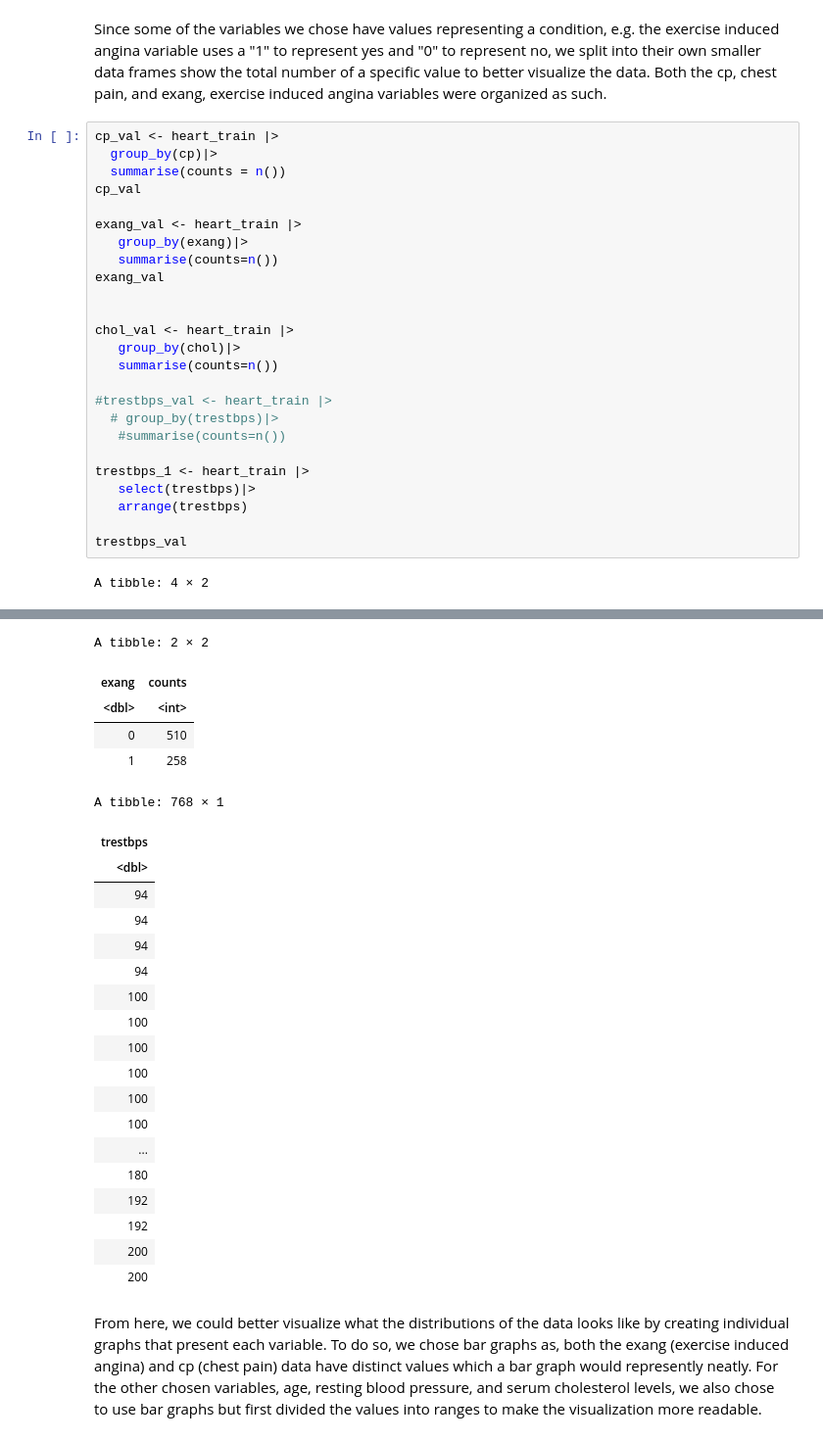
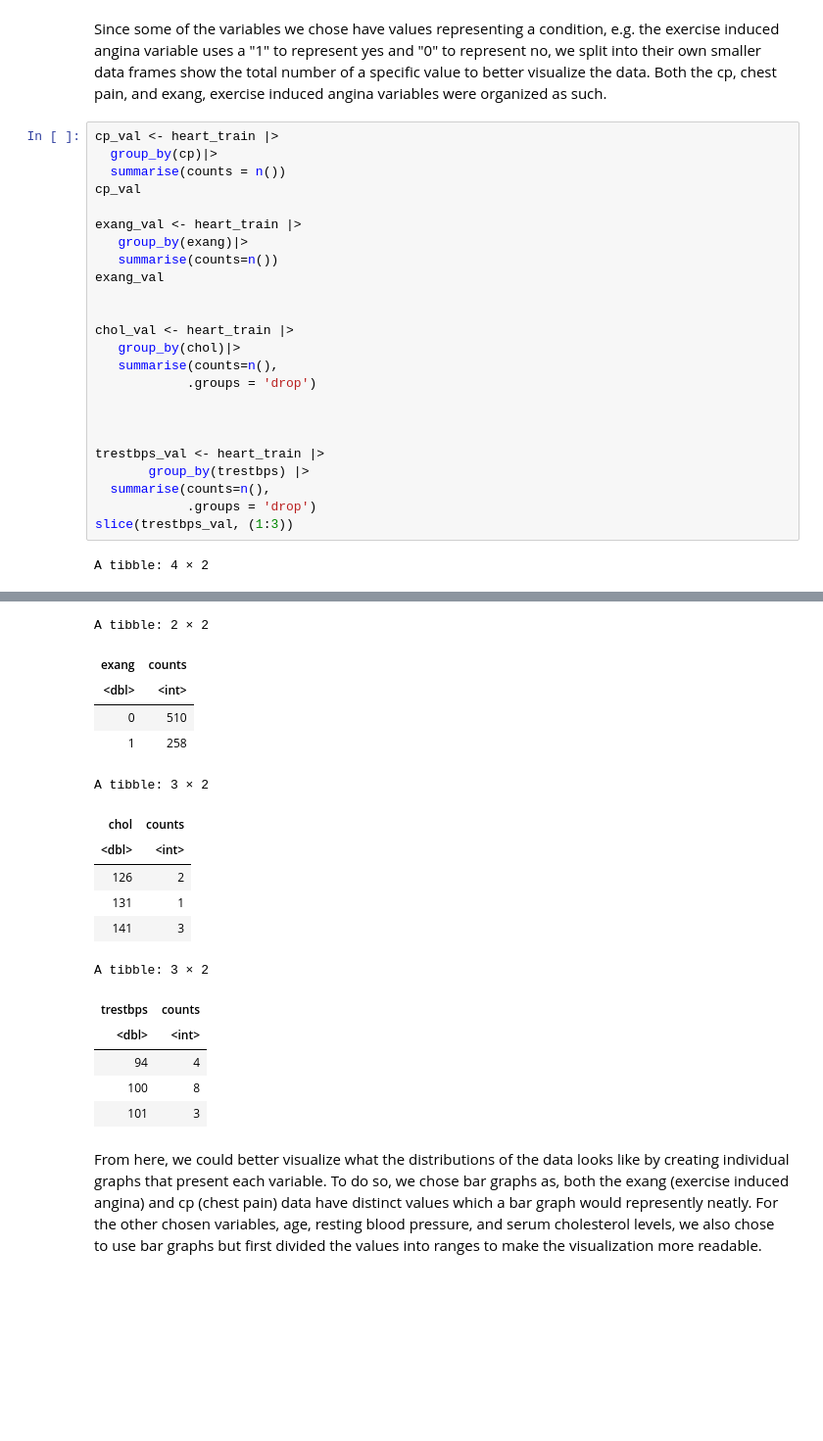
Before and after one commit to jennywyzhao/dsci-group-project-002-14, a Jupyter notebook: Project-Proposal.ipynb, the cells around one changed output, grey strips where cells are left out. Shown at 98% size. Saved outputs shown, nothing was run; the diff lists cells and outputs as text; blank space fills up the shorter version.

```diff
--- a/Project-Proposal.ipynb
+++ b/Project-Proposal.ipynb
@@ -79,60 +79,52 @@ Since some of the variables we chose have values representing a condition, e.g.
 # %%
 cp_val <- heart_train |>
   group_by(cp)|>
   summarise(counts = n())
 cp_val
 
 exang_val <- heart_train |>
    group_by(exang)|>
    summarise(counts=n())
 exang_val
 
 
 chol_val <- heart_train |>
    group_by(chol)|>
-   summarise(counts=n())
+   summarise(counts=n(),
+            .groups = 'drop')
 
-#trestbps_val <- heart_train |>
-  # group_by(trestbps)|>
-   #summarise(counts=n())
 
-trestbps_1 <- heart_train |>
-   select(trestbps)|>
-   arrange(trestbps)
 
-trestbps_val
+trestbps_val <- heart_train |>
+       group_by(trestbps) |>
+  summarise(counts=n(),
+            .groups = 'drop')
+slice(trestbps_val, (1:3))
 # %% [output]
 A tibble: 4 × 2
 | cp | counts |
 | <dbl> | <int> |
 | 0 | 380 |
 | 1 | 124 |
 | 2 | 209 |
 | 3 | 55 |
 A tibble: 2 × 2
 | exang | counts |
 | <dbl> | <int> |
 | 0 | 510 |
 | 1 | 258 |
-A tibble: 768 × 1
+A tibble: 3 × 2
-| trestbps |
-| <dbl> |
-| 94 |
-| 94 |
-| 94 |
-| 94 |
-| 100 |
-| 100 |
-| 100 |
-| 100 |
-| 100 |
-| 100 |
-| ... |
-| 180 |
-| 192 |
-| 192 |
-| 200 |
-| 200 |
+| chol | counts |
+| <dbl> | <int> |
+| 126 | 2 |
+| 131 | 1 |
+| 141 | 3 |
+A tibble: 3 × 2
+| trestbps | counts |
+| <dbl> | <int> |
+| 94 | 4 |
+| 100 | 8 |
+| 101 | 3 |
 # %% [markdown]
 From here, we could better visualize what the distributions of the data looks like by creating individual graphs that present each variable. To do so, we chose bar graphs as, both the exang (exercise induced angina) and cp (chest pain) data have distinct values which a bar graph would represently neatly. For the other chosen variables, age, resting blood pressure, and serum cholesterol levels, we also chose to use bar graphs but first divided the values into ranges to make the visualization more readable.
 # %%
```
Also changed, not shown: parts of 1 cell of this notebook.
